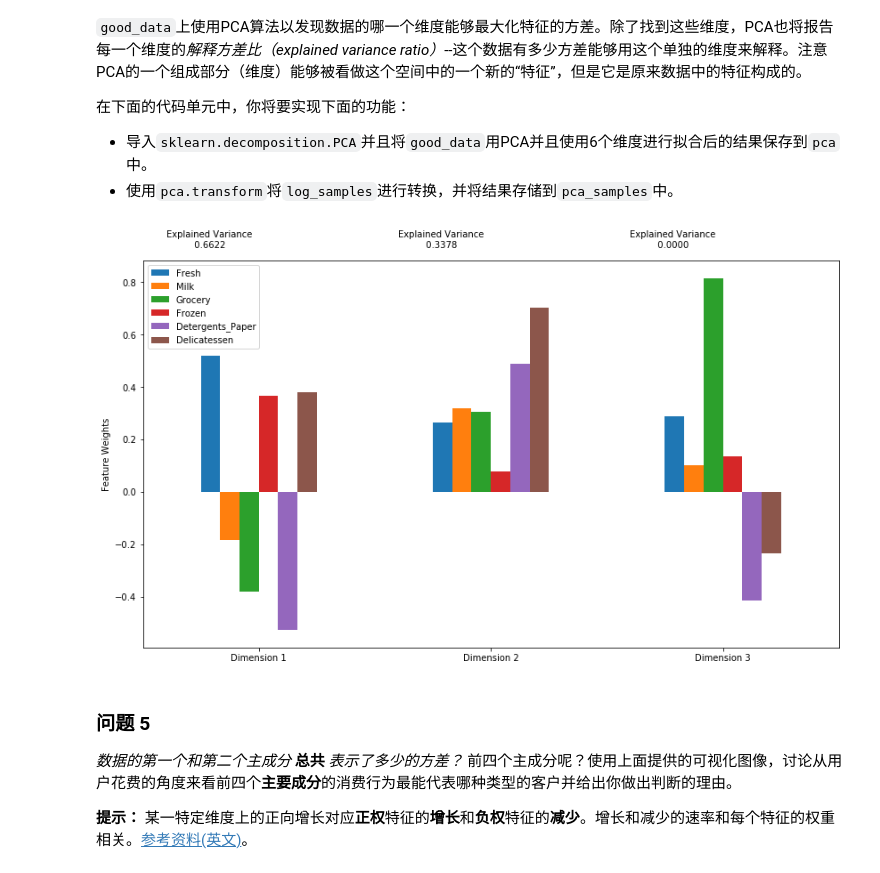
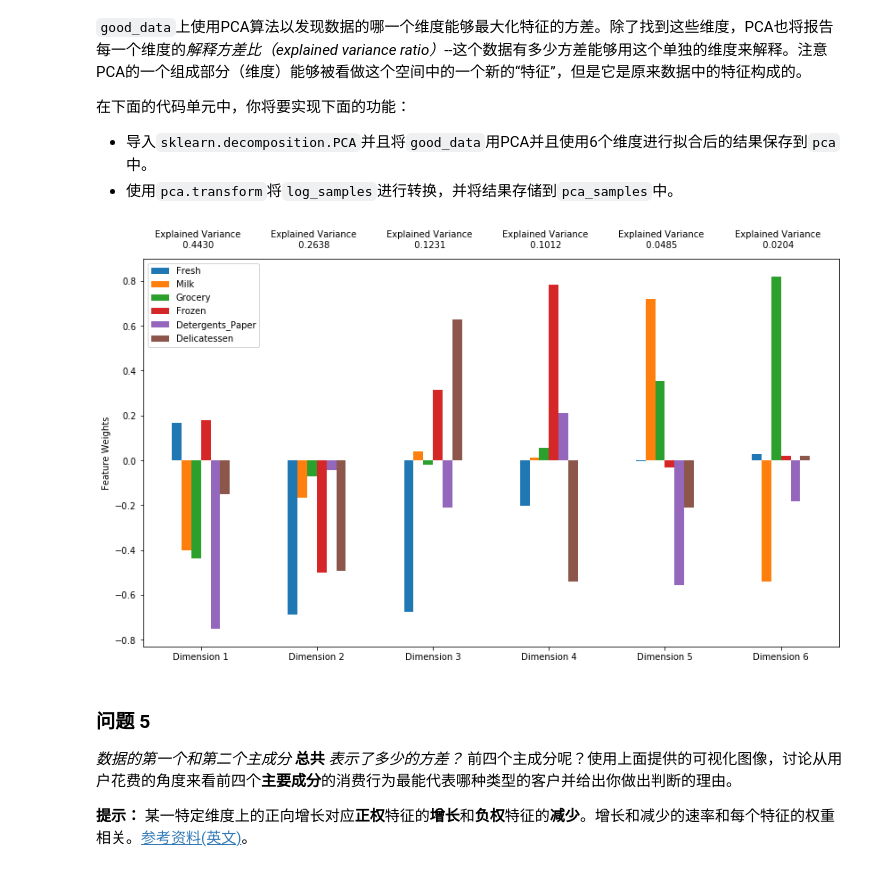
Before and after one commit to DennisLiYan/Udacity_ML, a Jupyter notebook: creating_customer_segments-master/customer_segments.ipynb, the cells around one changed output. Cells and saved outputs as stored; diff of their text form; code cells hidden in the pictures.

```diff
--- a/creating_customer_segments-master/customer_segments.ipynb
+++ b/creating_customer_segments-master/customer_segments.ipynb
@@ -314,16 +314,16 @@ Data points considered outliers for the feature 'Delicatessen':
 # %%
 # TODO：通过在good data上使用PCA，将其转换成和当前特征数一样多的维度
 from sklearn.decomposition import RandomizedPCA
 
-pca = RandomizedPCA(n_components = 6).fit(log_samples)
+pca = RandomizedPCA(n_components = 6).fit(good_data)
 
 # TODO：使用上面的PCA拟合将变换施加在log_samples上
 pca_samples = pca.transform(log_samples)
 
 # 生成PCA的结果图
 pca_results = vs.pca_results(good_data, pca)
 # %% [output]
-[figure, old version]
+[figure, new version]
 # %% [markdown]
 ### 问题 5
 *数据的第一个和第二个主成分* **总共** *表示了多少的方差？*  前四个主成分呢？使用上面提供的可视化图像，讨论从用户花费的角度来看前四个**主要成分**的消费行为最能代表哪种类型的客户并给出你做出判断的理由。
```
Also changed, not shown: parts of 8 cells of this notebook, 1 other file.
